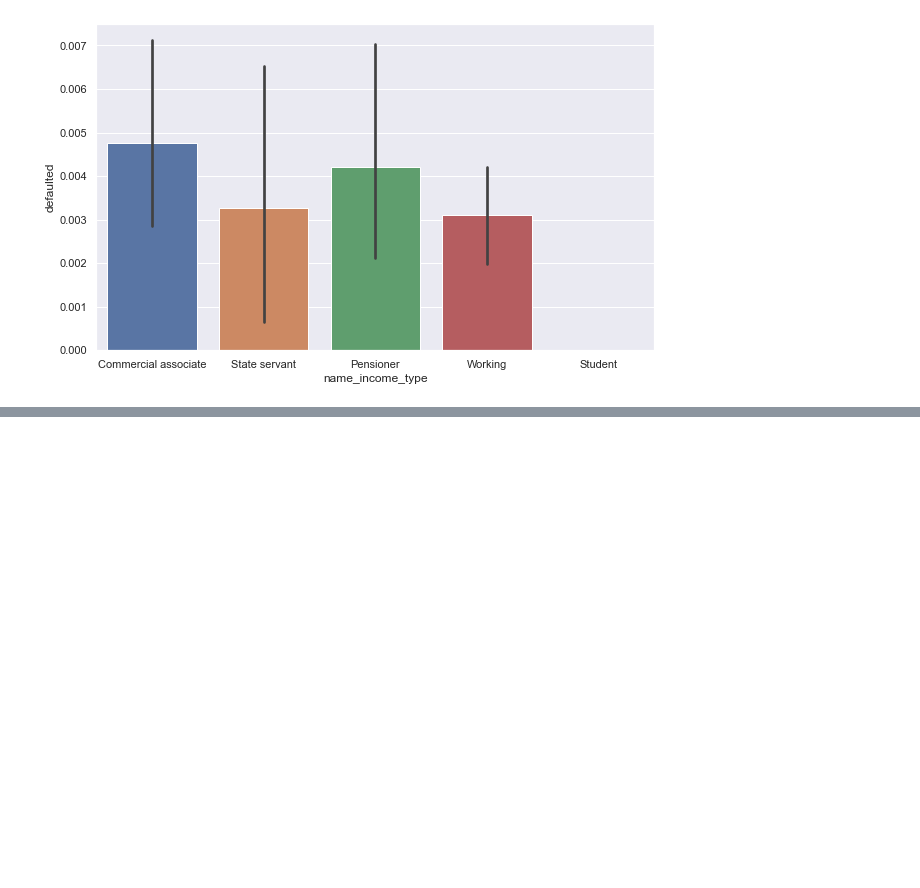
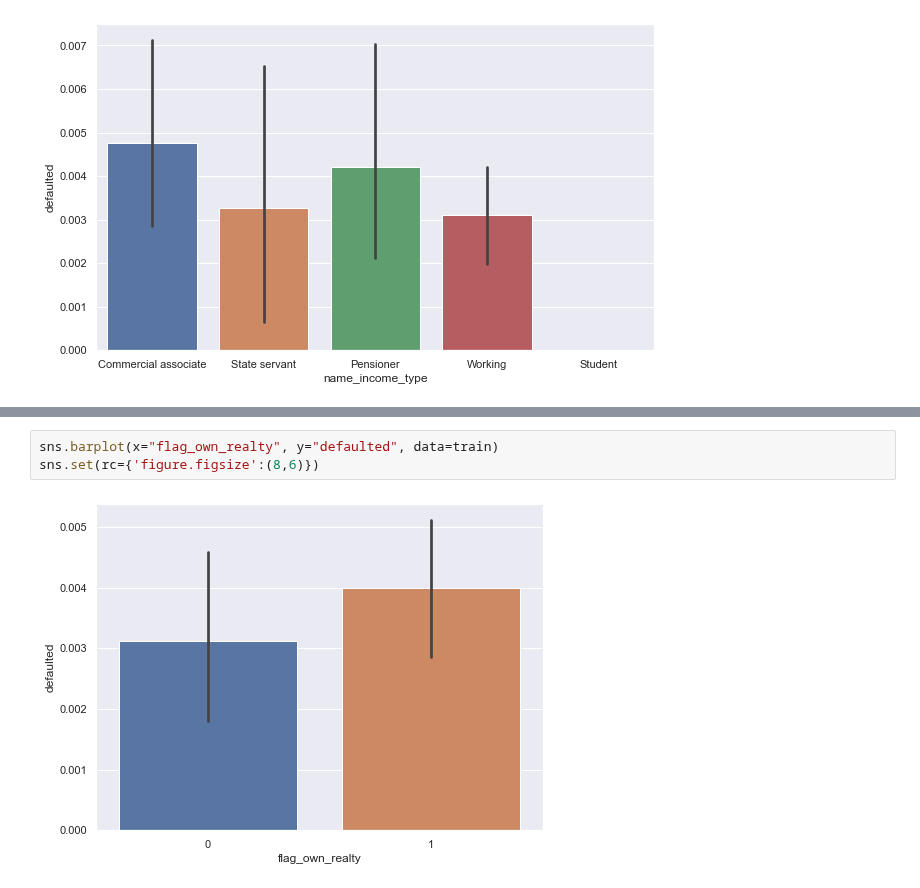
Before and after one commit to credit-risk-management-predictor/credit-risk-management-predictor, a Jupyter notebook: matt_explore_3.ipynb, the cells around one changed output, grey strips where cells are left out. Drawn from its saved outputs; the diff is of its cells as text; blank space fills up the shorter version.

```diff
--- a/matt_explore_3.ipynb
+++ b/matt_explore_3.ipynb
@@ -88,0 +112,5 @@ sns.set(rc={'figure.figsize':(8,6)})
+# %%
+sns.barplot(x="flag_own_realty", y="defaulted", data=train)
+sns.set(rc={'figure.figsize':(8,6)})
+# %% [output]
+[figure, added]
```
Also changed, not shown: parts of 4 cells of this notebook.
